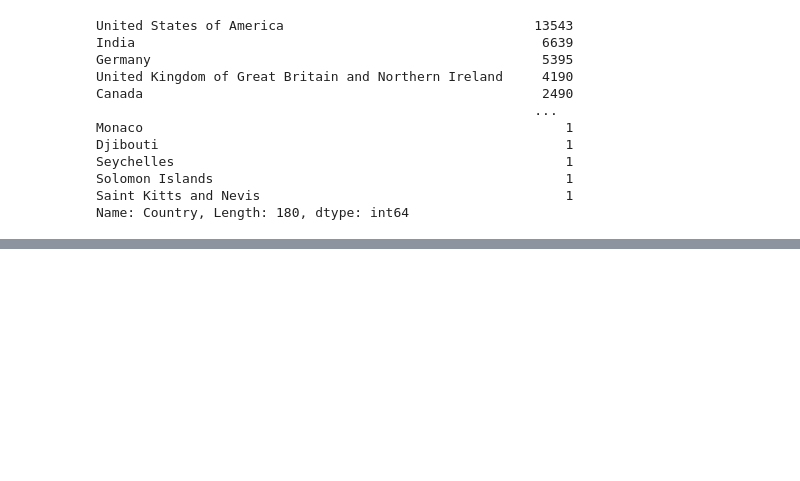
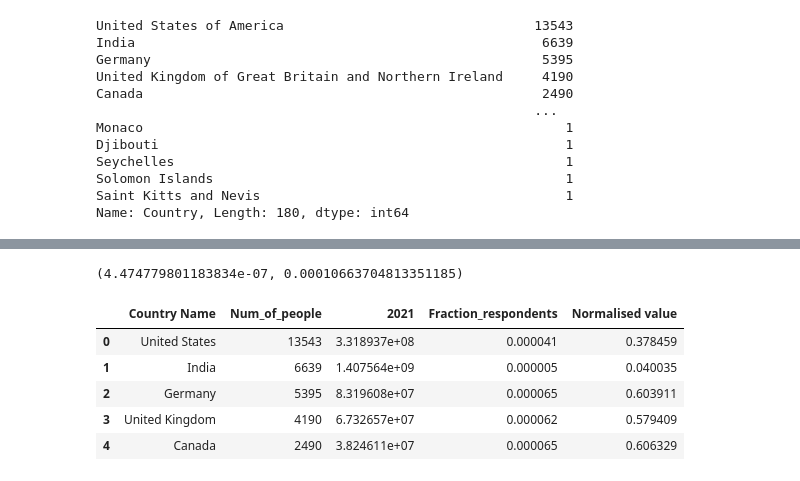
Before and after one commit to Alex-Polishchuk/Stack_overflow-data, a Jupyter notebook: population_count.ipynb, the cells around one changed output, grey strips where cells are left out. Saved outputs shown, nothing was run; the diff lists cells and outputs as text; code cells hidden in the pictures; blank space fills up the shorter version.

```diff
--- a/population_count.ipynb
+++ b/population_count.ipynb
@@ -131,0 +248,22 @@ Nation_SO_Ans_Rate.to_csv("Answered_per_nation.csv")
+# %%
+Xmin, Xrange
+# %% [output]
+(4.474779801183834e-07, 0.00010663704813351185)
+# %%
+to_Normalise = []
+
+for index, row in merge.iterrows():
+    frac_pop = row["Fraction_respondents"]
+    normalised_row = (frac_pop - Xmin) / Xrange
+    to_Normalise.append(normalised_row)
+
+merge["Normalised value"] = to_Normalise
+# %%
+merge.head()
+# %% [output]
+|  | Country Name | Num_of_people | 2021 | Fraction_respondents | Normalised value |
+| 0 | United States | 13543 | 3.318937e+08 | 0.000041 | 0.378459 |
+| 1 | India | 6639 | 1.407564e+09 | 0.000005 | 0.040035 |
+| 2 | Germany | 5395 | 8.319608e+07 | 0.000065 | 0.603911 |
+| 3 | United Kingdom | 4190 | 6.732657e+07 | 0.000062 | 0.579409 |
+| 4 | Canada | 2490 | 3.824611e+07 | 0.000065 | 0.606329 |
```
Also changed, not shown: parts of 33 cells of this notebook, 2 other files.
